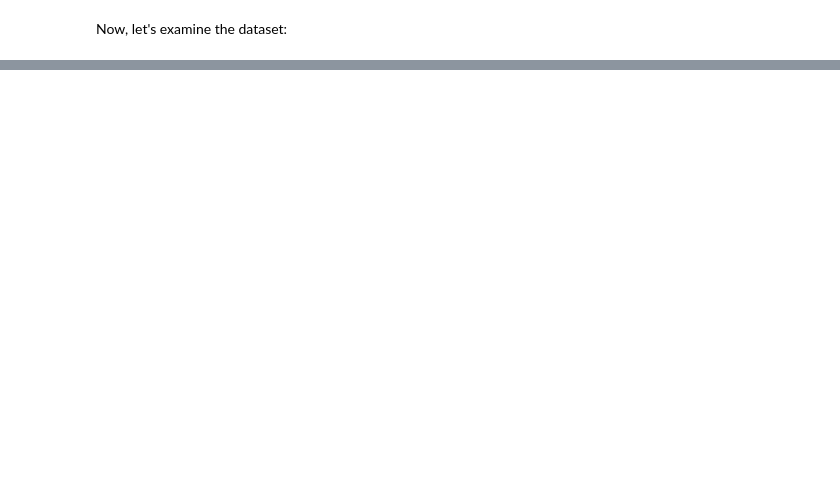
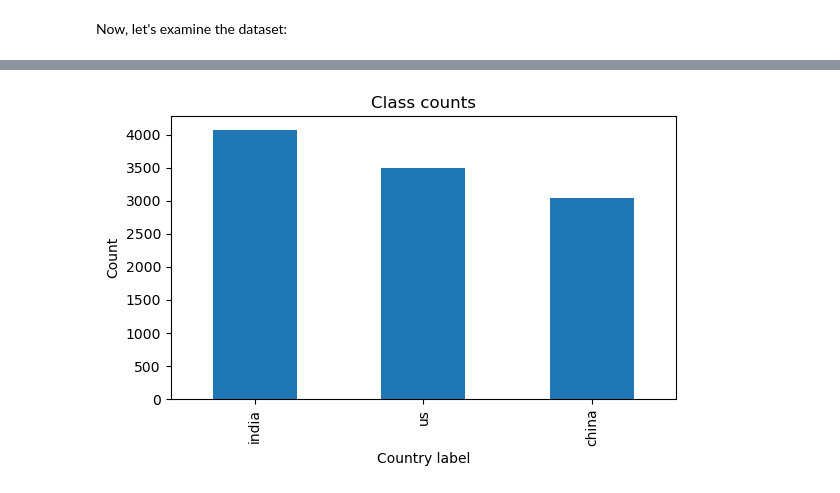
Before and after one commit to noise-course/course-project-chrislowzhengxi, a Jupyter notebook: final/final_notebook.ipynb, the cells around one changed output, grey strips where cells are left out. Saved outputs shown, nothing was run; the diff lists cells and outputs as text; code cells hidden in the pictures; blank space fills up the shorter version.

```diff
--- a/final/final_notebook.ipynb
+++ b/final/final_notebook.ipynb
@@ -161,0 +20,10 @@ Name: count, dtype: int64
+# %%
+import pandas as pd
+import numpy as np
+import matplotlib.pyplot as plt
+
+plt.rcParams["figure.figsize"] = (6, 4)
+
+df = pd.read_csv("final_dataset_with_labels.csv")
+
+df.shape
@@ -161,0 +53,9 @@ Name: count, dtype: int64
+# %%
+label_col = "label"
+
+print("Unique labels:", df[label_col].unique())
+print("\nLabel counts:")
+print(df[label_col].value_counts())
+
+print("\nLabel proportions:")
+print(df[label_col].value_counts(normalize=True))
@@ -161,0 +78,9 @@ Name: count, dtype: int64
+# %%
+df[label_col].value_counts().plot(kind="bar")
+plt.title("Class counts")
+plt.xlabel("Country label")
+plt.ylabel("Count")
+plt.tight_layout()
+plt.show()
+# %% [output]
+[figure, added]
```
Also changed, not shown: parts of 44 cells of this notebook.
